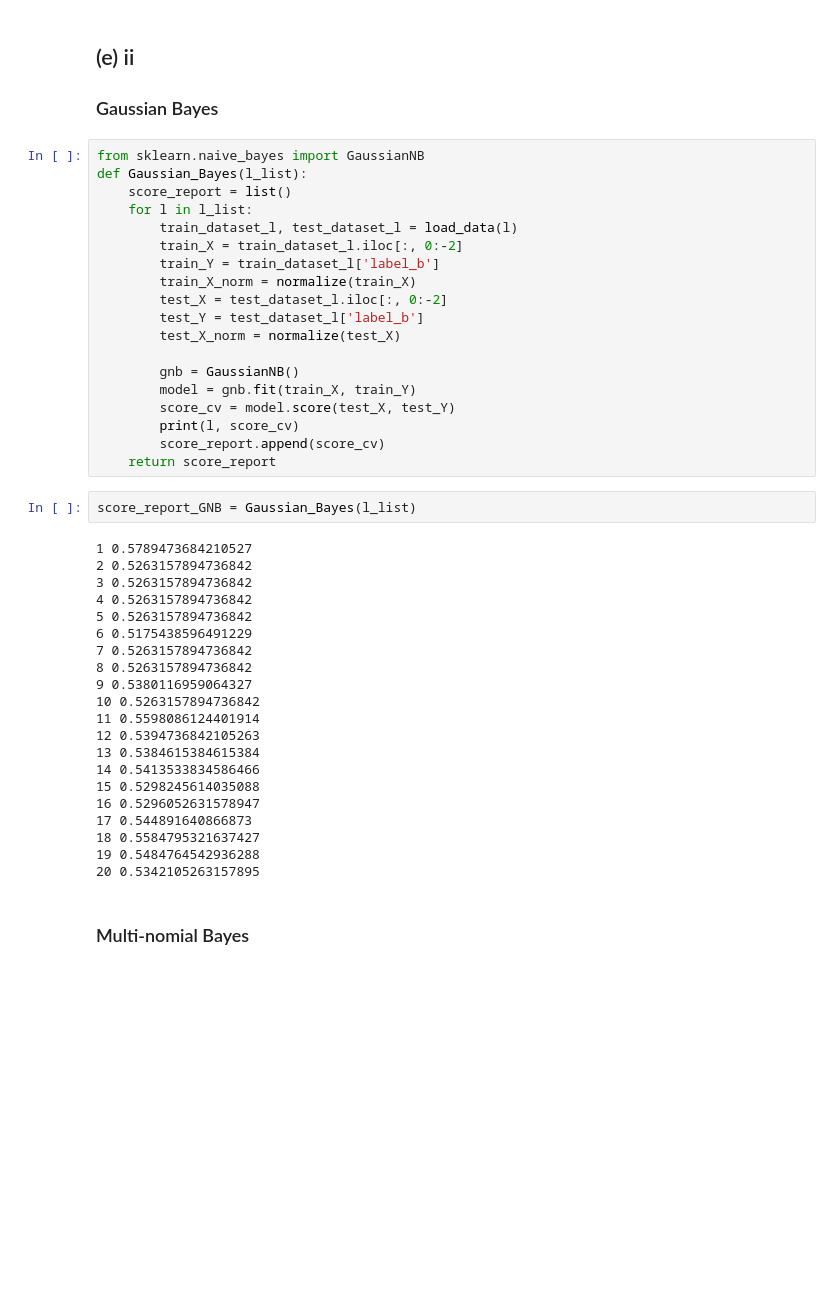
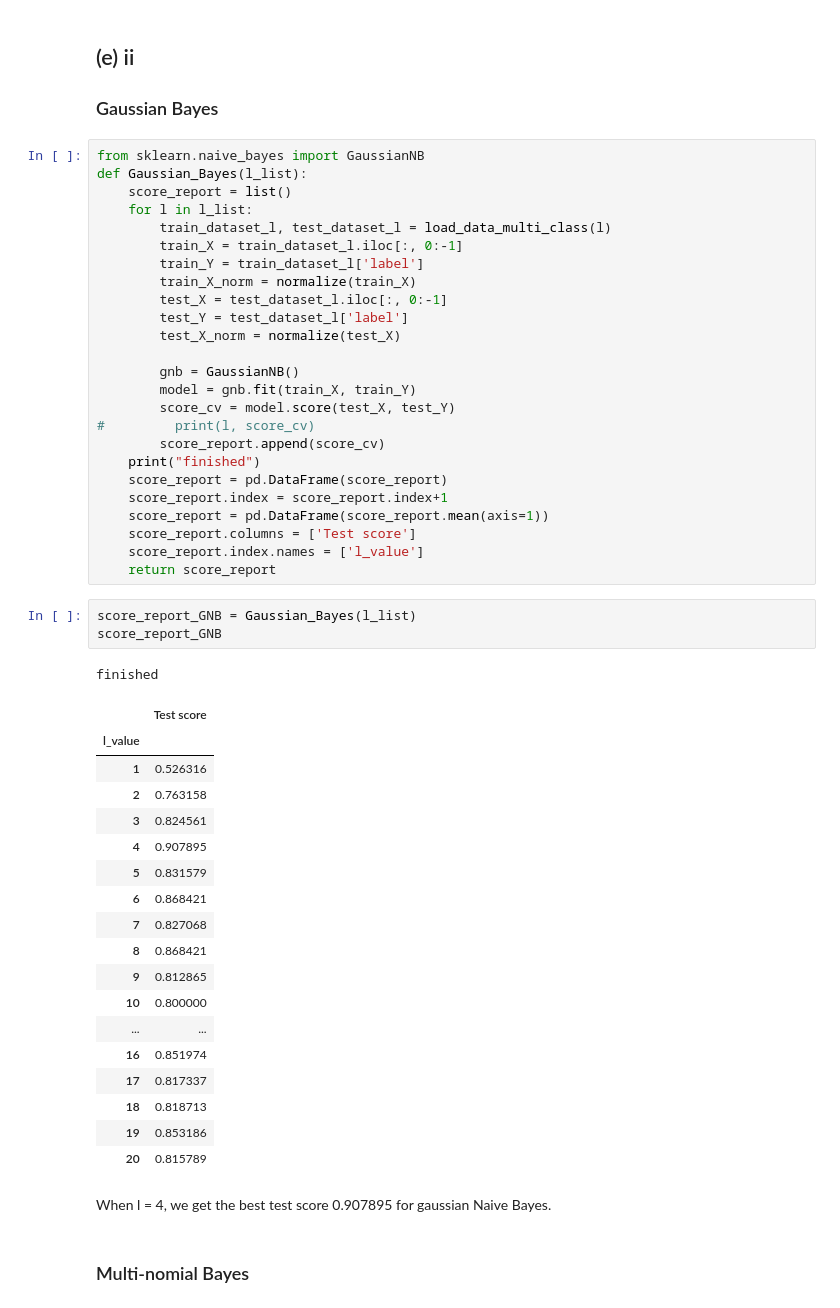
Before and after one commit to Fdevmsy/Time-Series-Classification, a Jupyter notebook: TimeSeriesCalssification.ipynb, the cells around one changed output. Cells and saved outputs as stored; diff of their text form; blank space fills up the shorter version.

```diff
--- a/TimeSeriesCalssification.ipynb
+++ b/TimeSeriesCalssification.ipynb
@@ -719,43 +723,51 @@ from sklearn.naive_bayes import GaussianNB
 def Gaussian_Bayes(l_list):
     score_report = list()
     for l in l_list:
-        train_dataset_l, test_dataset_l = load_data(l)
-        train_X = train_dataset_l.iloc[:, 0:-2]
-        train_Y = train_dataset_l['label_b']
+        train_dataset_l, test_dataset_l = load_data_multi_class(l)
+        train_X = train_dataset_l.iloc[:, 0:-1]
+        train_Y = train_dataset_l['label']
         train_X_norm = normalize(train_X)
-        test_X = test_dataset_l.iloc[:, 0:-2]
-        test_Y = test_dataset_l['label_b']
+        test_X = test_dataset_l.iloc[:, 0:-1]
+        test_Y = test_dataset_l['label']
         test_X_norm = normalize(test_X)
 
         gnb = GaussianNB()
         model = gnb.fit(train_X, train_Y)
         score_cv = model.score(test_X, test_Y)
-        print(l, score_cv)
+#         print(l, score_cv)
         score_report.append(score_cv)
+    print("finished")
+    score_report = pd.DataFrame(score_report)
+    score_report.index = score_report.index+1
+    score_report = pd.DataFrame(score_report.mean(axis=1))
+    score_report.columns = ['Test score']
+    score_report.index.names = ['l_value']
     return score_report
 # %%
 score_report_GNB = Gaussian_Bayes(l_list)
+score_report_GNB
 # %% [output]
-1 0.5789473684210527
-2 0.5263157894736842
-3 0.5263157894736842
-4 0.5263157894736842
-5 0.5263157894736842
-6 0.5175438596491229
-7 0.5263157894736842
-8 0.5263157894736842
-9 0.5380116959064327
-10 0.5263157894736842
-11 0.5598086124401914
-12 0.5394736842105263
-13 0.5384615384615384
-14 0.5413533834586466
-15 0.5298245614035088
-16 0.5296052631578947
-17 0.544891640866873
-18 0.5584795321637427
-19 0.5484764542936288
-20 0.5342105263157895
+finished
+|  | Test score |
+| l_value |  |
+| 1 | 0.526316 |
+| 2 | 0.763158 |
+| 3 | 0.824561 |
+| 4 | 0.907895 |
+| 5 | 0.831579 |
+| 6 | 0.868421 |
+| 7 | 0.827068 |
+| 8 | 0.868421 |
+| 9 | 0.812865 |
+| 10 | 0.800000 |
+| ... | ... |
+| 16 | 0.851974 |
+| 17 | 0.817337 |
+| 18 | 0.818713 |
+| 19 | 0.853186 |
+| 20 | 0.815789 |
+# %% [markdown]
+When l = 4, we get the best test score 0.907895 for gaussian Naive Bayes.
 # %% [markdown]
 ### Multi-nomial Bayes
 # %%
```
Also changed, not shown: parts of 7 cells of this notebook.
